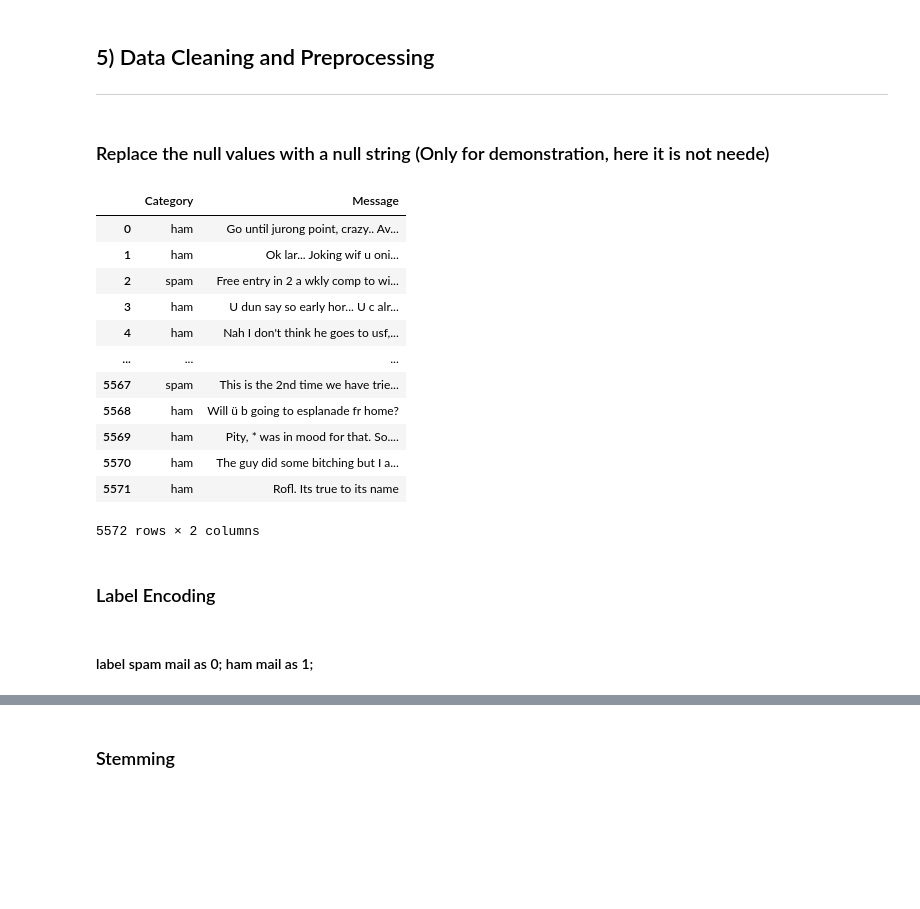
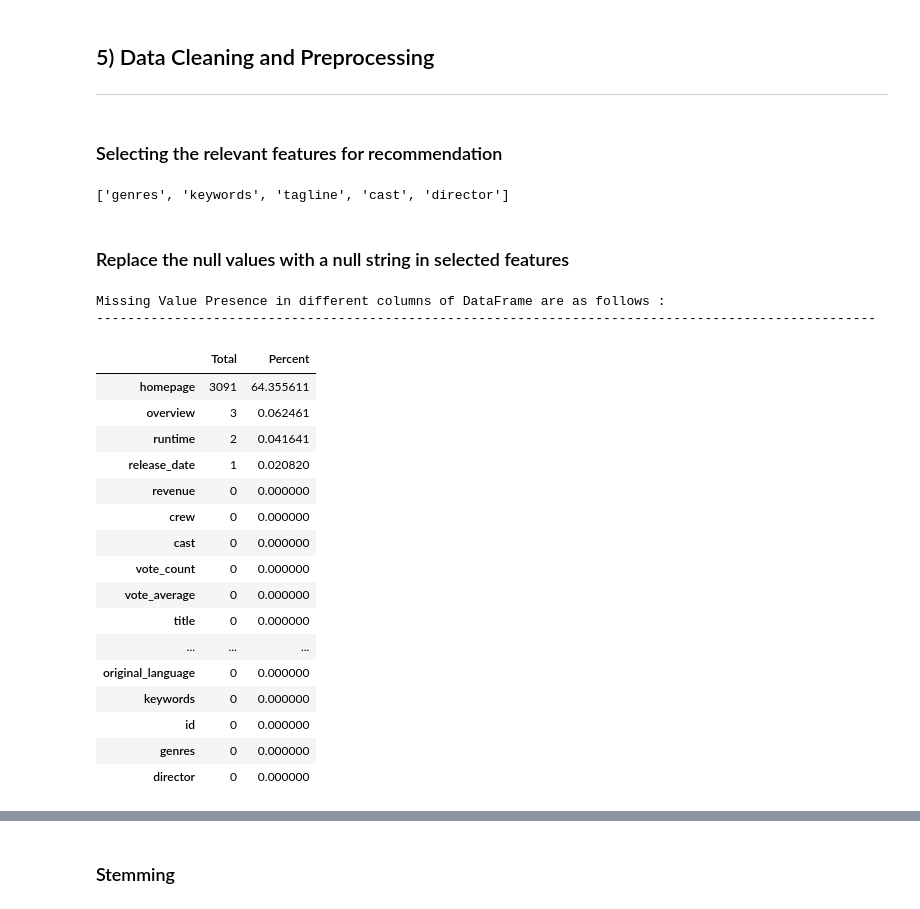
Before and after one commit to manishkr1754/30_Days_30_ML_Projects_Challenge, a Jupyter notebook: Day18_Project18_Movie Recommendation System.ipynb, the cells around one changed output, grey strips where cells are left out. Drawn from its saved outputs; the diff is of its cells as text; code cells hidden in the pictures; blank space fills up the shorter version.

```diff
--- a/Day18_Project18_Movie Recommendation System.ipynb
+++ b/Day18_Project18_Movie Recommendation System.ipynb
@@ -171,27 +171,41 @@ Summary Statistics of numerical features for DataFrame are as follows:
 # %% [markdown]
 ## 5) Data Cleaning and Preprocessing
 ---
+# %% [markdown]
+### Selecting the relevant features for recommendation
+# %%
+selected_features = ['genres','keywords','tagline','cast','director']
+selected_features
+# %% [output]
+['genres', 'keywords', 'tagline', 'cast', 'director']
 # %% [markdown]
-### Replace the null values with a null string (Only for demonstration, here it is not neede)
+### Replace the null values with a null string in selected features
 # %%
-mail_data = mail_data.where((pd.notnull(mail_data)),'')
+for feature in selected_features:
+    movies_data[feature] = movies_data[feature].fillna('')
 # %%
-mail_data
+print('Missing Value Presence in different columns of DataFrame are as follows : ')
+print('-'*100)
+total=movies_data.isnull().sum().sort_values(ascending=False)
+percent=(movies_data.isnull().sum()/movies_data.isnull().count()*100).sort_values(ascending=False)
+pd.concat([total, percent], axis=1, keys=['Total', 'Percent'])
 # %% [output]
+Missing Value Presence in different columns of DataFrame are as follows :
+----------------------------------------------------------------------------------------------------
-|  | Category | Message |
-| 0 | ham | Go until jurong point, crazy.. Av... |
-| 1 | ham | Ok lar... Joking wif u oni... |
-| 2 | spam | Free entry in 2 a wkly comp to wi... |
-| 3 | ham | U dun say so early hor... U c alr... |
-| 4 | ham | Nah I don't think he goes to usf,... |
+|  | Total | Percent |
+| homepage | 3091 | 64.355611 |
+| overview | 3 | 0.062461 |
+| runtime | 2 | 0.041641 |
+| release_date | 1 | 0.020820 |
+| revenue | 0 | 0.000000 |
+| crew | 0 | 0.000000 |
+| cast | 0 | 0.000000 |
+| vote_count | 0 | 0.000000 |
+| vote_average | 0 | 0.000000 |
+| title | 0 | 0.000000 |
 | ... | ... | ... |
-| 5567 | spam | This is the 2nd time we have trie... |
-| 5568 | ham | Will ü b going to esplanade fr home? |
-| 5569 | ham | Pity, * was in mood for that. So.... |
-| 5570 | ham | The guy did some bitching but I a... |
-| 5571 | ham | Rofl. Its true to its name |
+| original_language | 0 | 0.000000 |
+| keywords | 0 | 0.000000 |
+| id | 0 | 0.000000 |
+| genres | 0 | 0.000000 |
+| director | 0 | 0.000000 |
-5572 rows × 2 columns
-# %% [markdown]
-### Label Encoding
-# %% [markdown]
-#### label spam mail as 0;  ham mail as 1;
```
Also changed, not shown: parts of 22 cells of this notebook.
